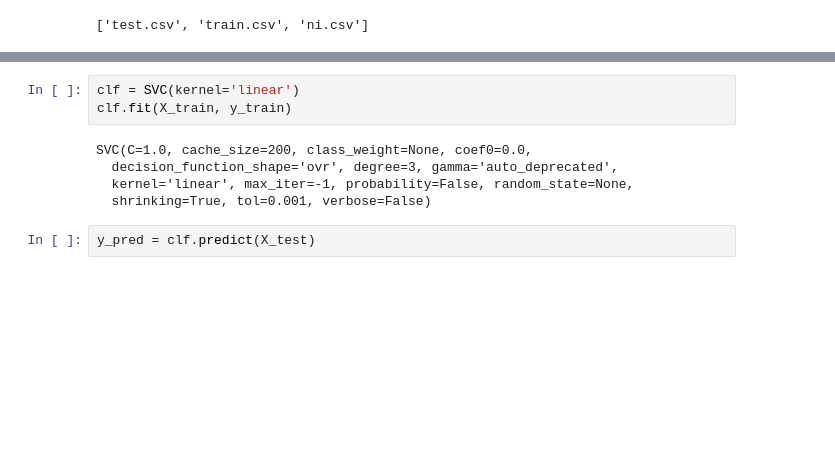
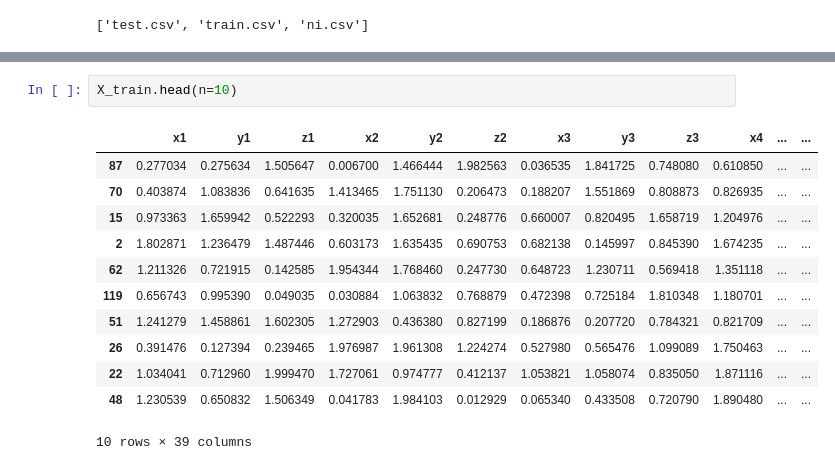
Before and after one commit to maarlf/vasp, a Jupyter notebook: notebooks/VASP-2D_Experiments.ipynb, the cells around one changed output, grey strips where cells are left out. Saved outputs shown, nothing was run; the diff lists cells and outputs as text; blank space fills up the shorter version.

```diff
--- a/notebooks/VASP-2D_Experiments.ipynb
+++ b/notebooks/VASP-2D_Experiments.ipynb
@@ -31,13 +35,18 @@ y_test = test['class'].values
 print X_train.shape, X_test.shape
 # %% [output]
 (128, 39) (64, 39)
-# %%
-clf = SVC(kernel='linear')
-clf.fit(X_train, y_train)
-# %% [output]
-SVC(C=1.0, cache_size=200, class_weight=None, coef0=0.0,
-  decision_function_shape='ovr', degree=3, gamma='auto_deprecated',
-  kernel='linear', max_iter=-1, probability=False, random_state=None,
-  shrinking=True, tol=0.001, verbose=False)
-# %%
-y_pred = clf.predict(X_test)
+# %%
+X_train.head(n=10)
+# %% [output]
+|  | x1 | y1 | z1 | x2 | y2 | z2 | x3 | y3 | z3 | x4 | ... | ... |
+| 87 | 0.277034 | 0.275634 | 1.505647 | 0.006700 | 1.466444 | 1.982563 | 0.036535 | 1.841725 | 0.748080 | 0.610850 | ... | ... |
+| 70 | 0.403874 | 1.083836 | 0.641635 | 1.413465 | 1.751130 | 0.206473 | 0.188207 | 1.551869 | 0.808873 | 0.826935 | ... | ... |
+| 15 | 0.973363 | 1.659942 | 0.522293 | 0.320035 | 1.652681 | 0.248776 | 0.660007 | 0.820495 | 1.658719 | 1.204976 | ... | ... |
+| 2 | 1.802871 | 1.236479 | 1.487446 | 0.603173 | 1.635435 | 0.690753 | 0.682138 | 0.145997 | 0.845390 | 1.674235 | ... | ... |
+| 62 | 1.211326 | 0.721915 | 0.142585 | 1.954344 | 1.768460 | 0.247730 | 0.648723 | 1.230711 | 0.569418 | 1.351118 | ... | ... |
+| 119 | 0.656743 | 0.995390 | 0.049035 | 0.030884 | 1.063832 | 0.768879 | 0.472398 | 0.725184 | 1.810348 | 1.180701 | ... | ... |
+| 51 | 1.241279 | 1.458861 | 1.602305 | 1.272903 | 0.436380 | 0.827199 | 0.186876 | 0.207720 | 0.784321 | 0.821709 | ... | ... |
+| 26 | 0.391476 | 0.127394 | 0.239465 | 1.976987 | 1.961308 | 1.224274 | 0.527980 | 0.565476 | 1.099089 | 1.750463 | ... | ... |
+| 22 | 1.034041 | 0.712960 | 1.999470 | 1.727061 | 0.974777 | 0.412137 | 1.053821 | 1.058074 | 0.835050 | 1.871116 | ... | ... |
+| 48 | 1.230539 | 0.650832 | 1.506349 | 0.041783 | 1.984103 | 0.012929 | 0.065340 | 0.433508 | 0.720790 | 1.890480 | ... | ... |
+10 rows × 39 columns
```
Also changed, not shown: parts of 6 cells of this notebook.
